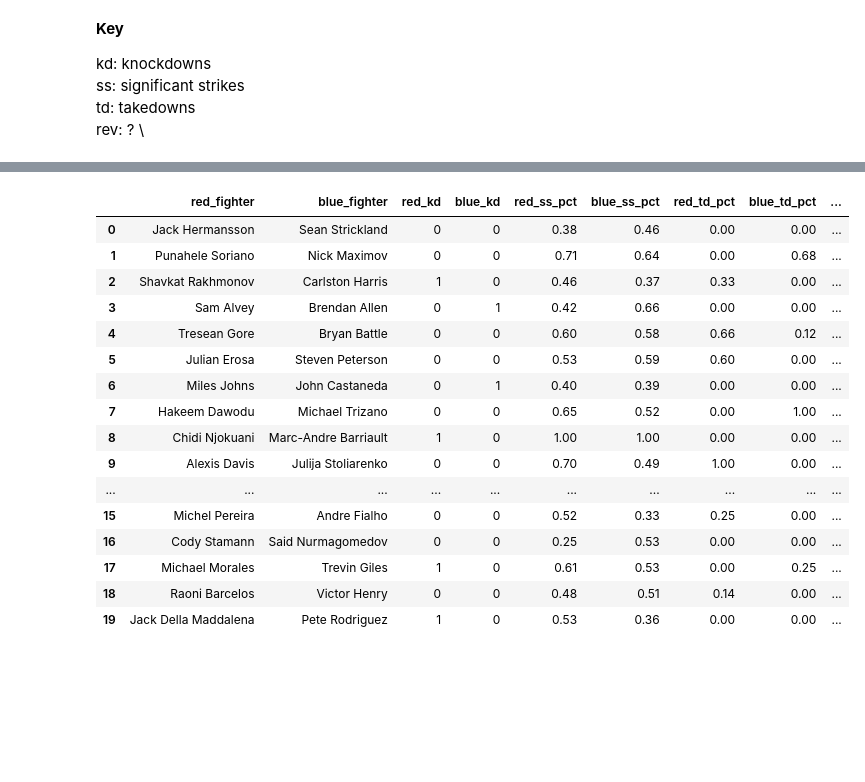
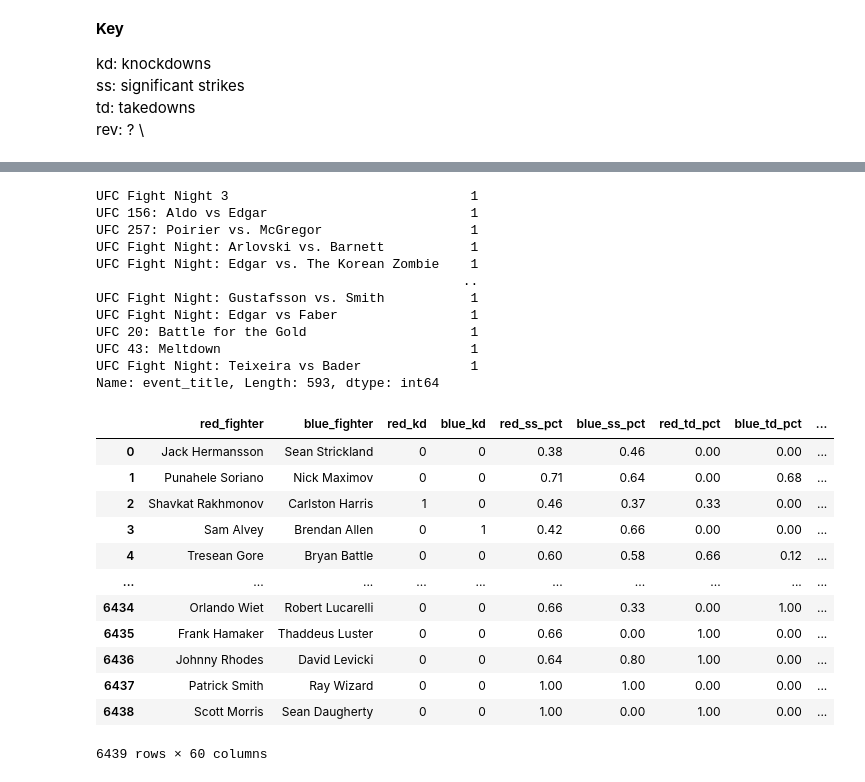
Before and after one commit to ayanga1998/UFC_Dashboard, a Jupyter notebook: Data_Cleaning.ipynb, the cells around one changed output, grey strips where cells are left out. Saved outputs shown, nothing was run; the diff lists cells and outputs as text; code cells hidden in the pictures; blank space fills up the shorter version.

```diff
--- a/Data_Cleaning.ipynb
+++ b/Data_Cleaning.ipynb
@@ -149,0 +175,2 @@ df['weight_class'] = df.weight_class.apply(lambda x: x.replace('Title',''))
+# %%
+df['method'] = df['method'].apply(lambda x: clean_method(x))
@@ -149,0 +206,4 @@ df['weight_class'] = df.weight_class.apply(lambda x: x.replace('Title',''))
+# %%
+event_df = pd.read_csv('Data/event_data.csv', index_col=0)
+#event_df['event_title'] = event_df.event_title.apply(lambda x: x.split(':')[0].strip())
+event_df.head()
@@ -150,21 +217,36 @@ df['weight_class'] = df.weight_class.apply(lambda x: x.replace('Title',''))
+# %%
+event_df.event_title.value_counts()
+# %% [output]
+UFC Fight Night 3                               1
+UFC 156: Aldo vs Edgar                          1
+UFC 257: Poirier vs. McGregor                   1
+UFC Fight Night: Arlovski vs. Barnett           1
+UFC Fight Night: Edgar vs. The Korean Zombie    1
+                                               ..
+UFC Fight Night: Gustafsson vs. Smith           1
+UFC Fight Night: Edgar vs Faber                 1
+UFC 20: Battle for the Gold                     1
+UFC 43: Meltdown                                1
+UFC Fight Night: Teixeira vs Bader              1
+Name: event_title, Length: 593, dtype: int64
+# %%
+df = pd.merge(df, event_df, on='event_title', how='inner')
+# %%
+df['event_title'] = df.event_title.apply(lambda x: x.split(':')[0].strip())
 # %%
-df.head(20)
+df
 # %% [output]
 |  | red_fighter | blue_fighter | red_kd | blue_kd | red_ss_pct | blue_ss_pct | red_td_pct | blue_td_pct | ... |
 | 0 | Jack Hermansson | Sean Strickland | 0 | 0 | 0.38 | 0.46 | 0.00 | 0.00 | ... |
 | 1 | Punahele Soriano | Nick Maximov | 0 | 0 | 0.71 | 0.64 | 0.00 | 0.68 | ... |
 | 2 | Shavkat Rakhmonov | Carlston Harris | 1 | 0 | 0.46 | 0.37 | 0.33 | 0.00 | ... |
 | 3 | Sam Alvey | Brendan Allen | 0 | 1 | 0.42 | 0.66 | 0.00 | 0.00 | ... |
 | 4 | Tresean Gore | Bryan Battle | 0 | 0 | 0.60 | 0.58 | 0.66 | 0.12 | ... |
-| 5 | Julian Erosa | Steven Peterson | 0 | 0 | 0.53 | 0.59 | 0.60 | 0.00 | ... |
-| 6 | Miles Johns | John Castaneda | 0 | 1 | 0.40 | 0.39 | 0.00 | 0.00 | ... |
-| 7 | Hakeem Dawodu | Michael Trizano | 0 | 0 | 0.65 | 0.52 | 0.00 | 1.00 | ... |
-| 8 | Chidi Njokuani | Marc-Andre Barriault | 1 | 0 | 1.00 | 1.00 | 0.00 | 0.00 | ... |
-| 9 | Alexis Davis | Julija Stoliarenko | 0 | 0 | 0.70 | 0.49 | 1.00 | 0.00 | ... |
 | ... | ... | ... | ... | ... | ... | ... | ... | ... | ... |
-| 15 | Michel Pereira | Andre Fialho | 0 | 0 | 0.52 | 0.33 | 0.25 | 0.00 | ... |
-| 16 | Cody Stamann | Said Nurmagomedov | 0 | 0 | 0.25 | 0.53 | 0.00 | 0.00 | ... |
-| 17 | Michael Morales | Trevin Giles | 1 | 0 | 0.61 | 0.53 | 0.00 | 0.25 | ... |
-| 18 | Raoni Barcelos | Victor Henry | 0 | 0 | 0.48 | 0.51 | 0.14 | 0.00 | ... |
-| 19 | Jack Della Maddalena | Pete Rodriguez | 1 | 0 | 0.53 | 0.36 | 0.00 | 0.00 | ... |
+| 6434 | Orlando Wiet | Robert Lucarelli | 0 | 0 | 0.66 | 0.33 | 0.00 | 1.00 | ... |
+| 6435 | Frank Hamaker | Thaddeus Luster | 0 | 0 | 0.66 | 0.00 | 1.00 | 0.00 | ... |
+| 6436 | Johnny Rhodes | David Levicki | 0 | 0 | 0.64 | 0.80 | 1.00 | 0.00 | ... |
+| 6437 | Patrick Smith | Ray Wizard | 0 | 0 | 1.00 | 1.00 | 0.00 | 0.00 | ... |
+| 6438 | Scott Morris | Sean Daugherty | 0 | 0 | 1.00 | 0.00 | 1.00 | 0.00 | ... |
+6439 rows × 60 columns
 # %%
```
Also changed, not shown: parts of 10 cells of this notebook, 5 other files.
